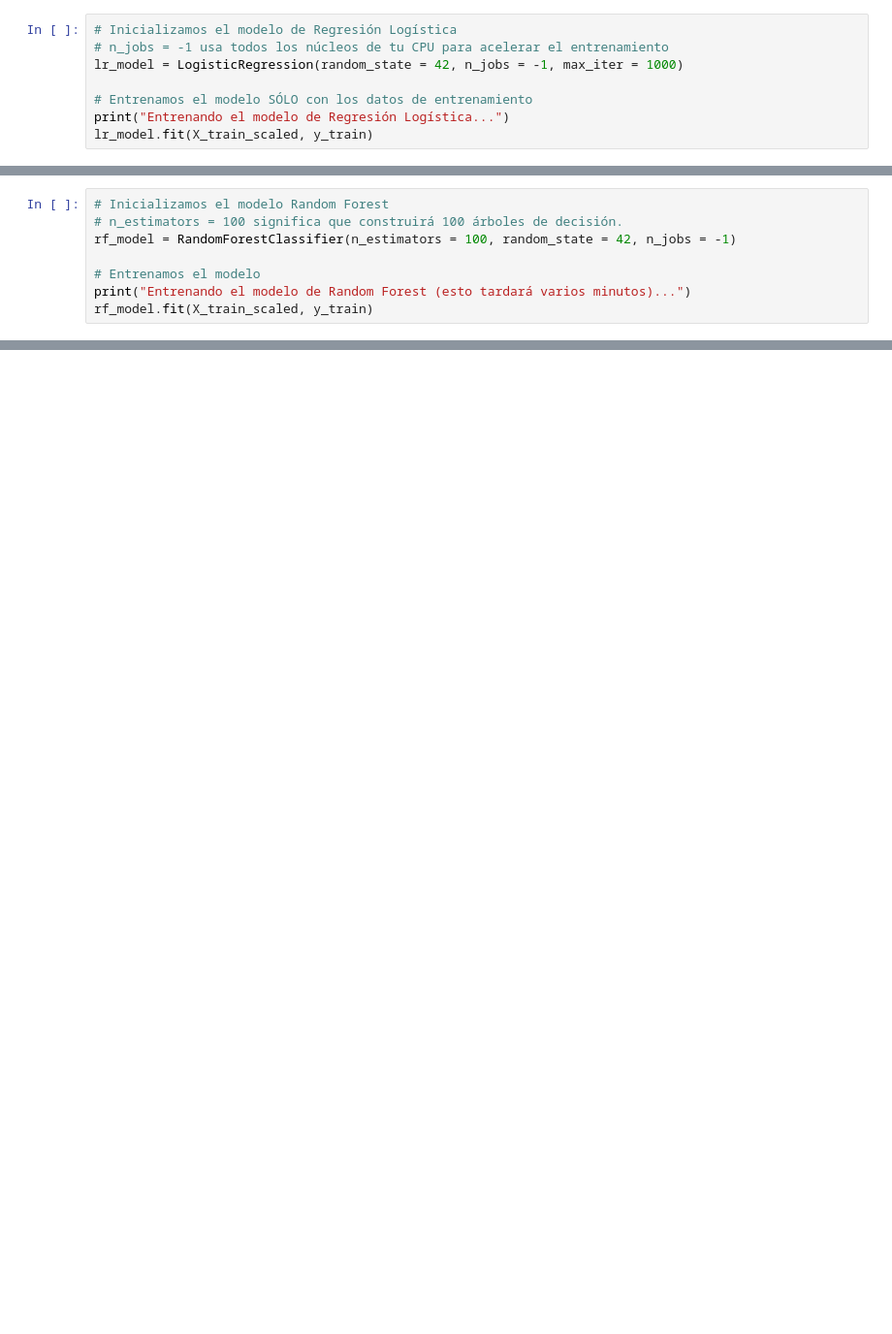
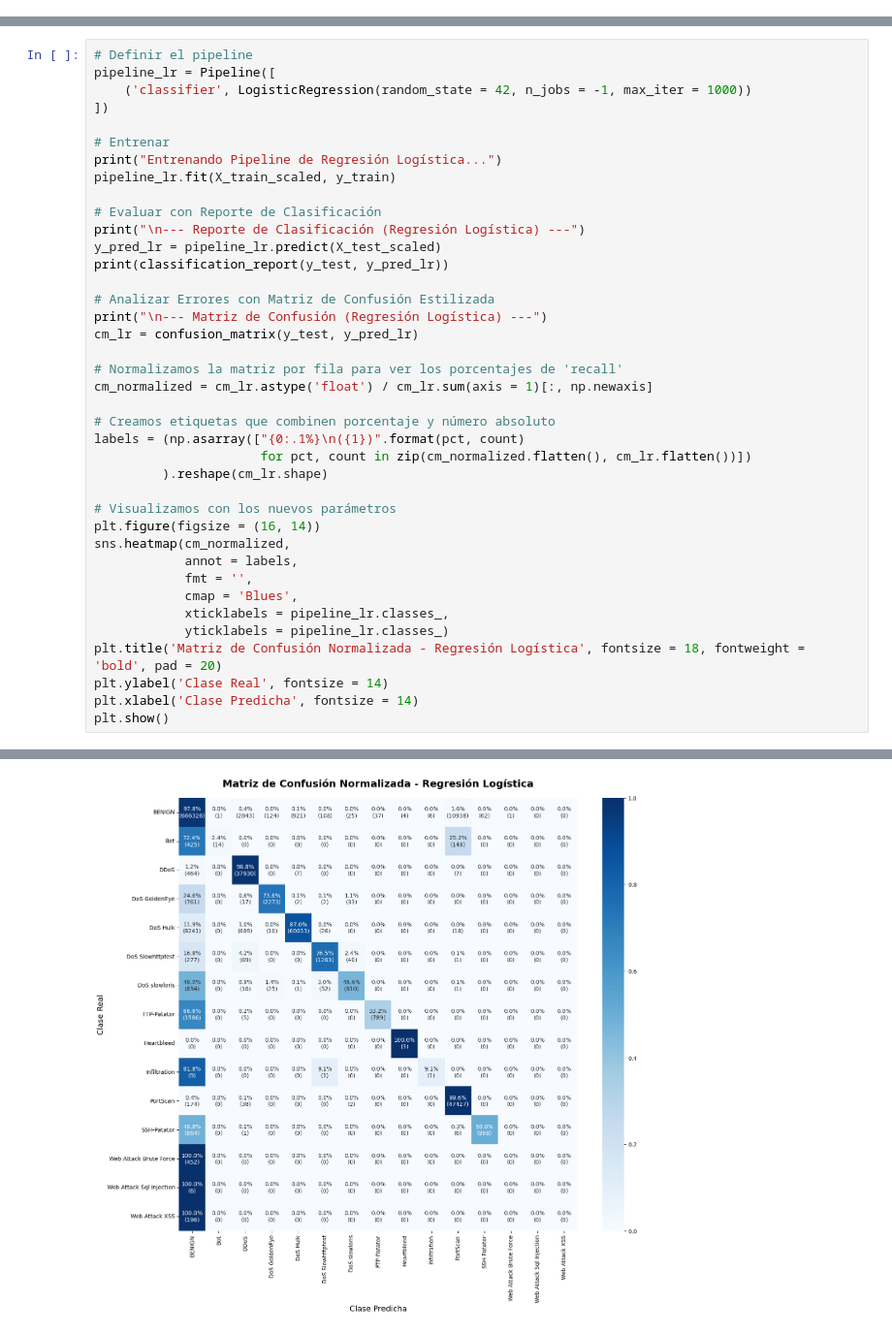
Before and after one commit to mauucrv/Detector-De-Intrusiones, a Jupyter notebook: notebooks/03_model_training_and_evaluation.ipynb, the cells around one changed output, grey strips where cells are left out. Shown: that part at 97% size. Saved outputs shown, nothing was run; the diff lists cells and outputs as text; blank space fills up the shorter version.

Commit message:
refactor: Estructura el notebook de modelado con Pipelines y análisis final

```diff
--- a/notebooks/03_model_training_and_evaluation.ipynb
+++ b/notebooks/03_model_training_and_evaluation.ipynb
@@ -38,8 +33,0 @@ Comenzamos con un modelo simple y rápido como la Regresión Logística para est
-# %%
-# Inicializamos el modelo de Regresión Logística
-# n_jobs = -1 usa todos los núcleos de tu CPU para acelerar el entrenamiento
-lr_model = LogisticRegression(random_state = 42, n_jobs = -1, max_iter = 1000)
-
-# Entrenamos el modelo SÓLO con los datos de entrenamiento
-print("Entrenando el modelo de Regresión Logística...")
-lr_model.fit(X_train_scaled, y_train)
@@ -103,8 +33,0 @@ Ahora, entrenaremos un modelo más complejo y potente para ver si podemos mejora
-# %%
-# Inicializamos el modelo Random Forest
-# n_estimators = 100 significa que construirá 100 árboles de decisión.
-rf_model = RandomForestClassifier(n_estimators = 100, random_state = 42, n_jobs = -1)
-
-# Entrenamos el modelo
-print("Entrenando el modelo de Random Forest (esto tardará varios minutos)...")
-rf_model.fit(X_train_scaled, y_train)
@@ -295,0 +37,40 @@ Reporte de Clasificación - Random Forest con SMOTE:
+# %%
+# Definir el pipeline
+pipeline_lr = Pipeline([
+    ('classifier', LogisticRegression(random_state = 42, n_jobs = -1, max_iter = 1000))
+])
+
+# Entrenar
+print("Entrenando Pipeline de Regresión Logística...")
+pipeline_lr.fit(X_train_scaled, y_train)
+
+# Evaluar con Reporte de Clasificación
+print("\n--- Reporte de Clasificación (Regresión Logística) ---")
+y_pred_lr = pipeline_lr.predict(X_test_scaled)
+print(classification_report(y_test, y_pred_lr))
+
+# Analizar Errores con Matriz de Confusión Estilizada
+print("\n--- Matriz de Confusión (Regresión Logística) ---")
+cm_lr = confusion_matrix(y_test, y_pred_lr)
+
+# Normalizamos la matriz por fila para ver los porcentajes de 'recall'
+cm_normalized = cm_lr.astype('float') / cm_lr.sum(axis = 1)[:, np.newaxis]
+
+# Creamos etiquetas que combinen porcentaje y número absoluto
+labels = (np.asarray(["{0:.1%}\n({1})".format(pct, count)
+                      for pct, count in zip(cm_normalized.flatten(), cm_lr.flatten())])
+         ).reshape(cm_lr.shape)
+
+# Visualizamos con los nuevos parámetros
+plt.figure(figsize = (16, 14))
+sns.heatmap(cm_normalized,
+            annot = labels,
+            fmt = '',
+            cmap = 'Blues',
+            xticklabels = pipeline_lr.classes_,
+            yticklabels = pipeline_lr.classes_)
+plt.title('Matriz de Confusión Normalizada - Regresión Logística', fontsize = 18, fontweight = 'bold', pad = 20)
+plt.ylabel('Clase Real', fontsize = 14)
+plt.xlabel('Clase Predicha', fontsize = 14)
+plt.show()
+# %% [output]
@@ -295,0 +97 @@ Reporte de Clasificación - Random Forest con SMOTE:
+[figure, added]
```
Also changed, not shown: parts of 31 cells of this notebook.
